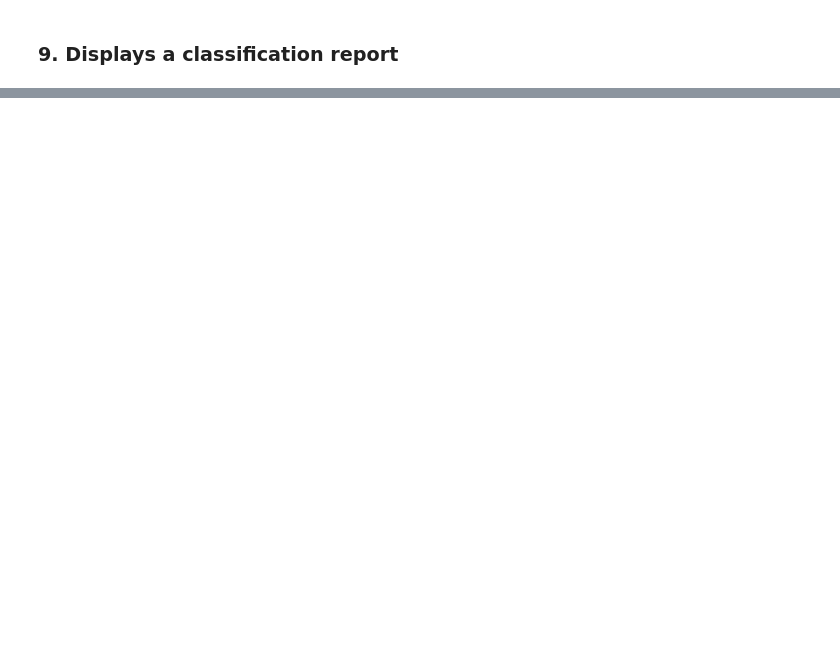
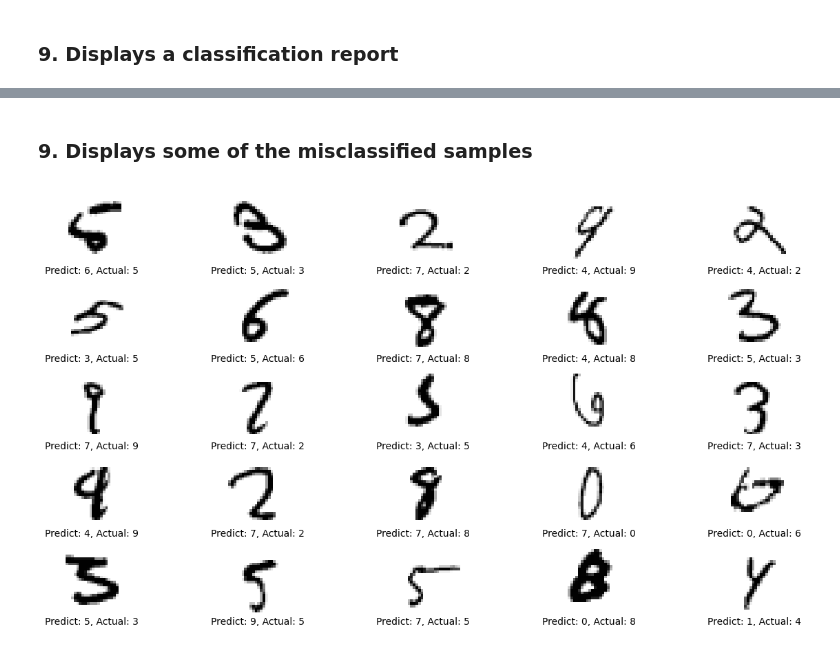
Before and after one commit to RECHE23/NumPy-Neural-Network, a Jupyter notebook: examples/mnist_digits_dataset.ipynb, the cells around one changed output, grey strips where cells are left out. Drawn from its saved outputs; the diff is of its cells as text; code cells hidden in the pictures; blank space fills up the shorter version.

Commit message:
Diplays the misclassified samples in the examples.

```diff
--- a/examples/mnist_digits_dataset.ipynb
+++ b/examples/mnist_digits_dataset.ipynb
@@ -130 +134,7 @@ print(classification_report(cm, formatted=True))
 └───────────────────┴───────────┴───────────┴───────────┴───────────┘
+# %% [markdown]
+### 9. Displays some of the misclassified samples
+# %%
+display_misclassified(X_test, y_test, y_pred)
+# %% [output]
+[figure, added]
```
Also changed, not shown: parts of 6 cells of this notebook, 2 other files.
